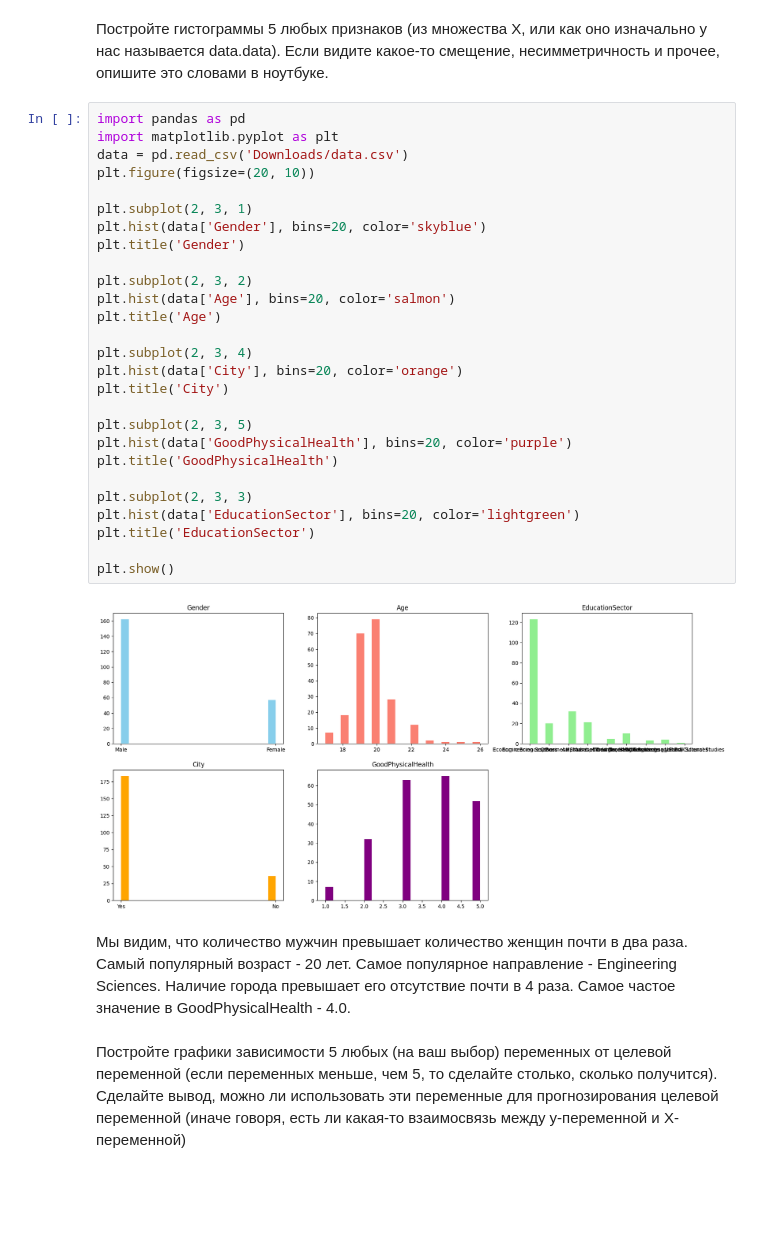
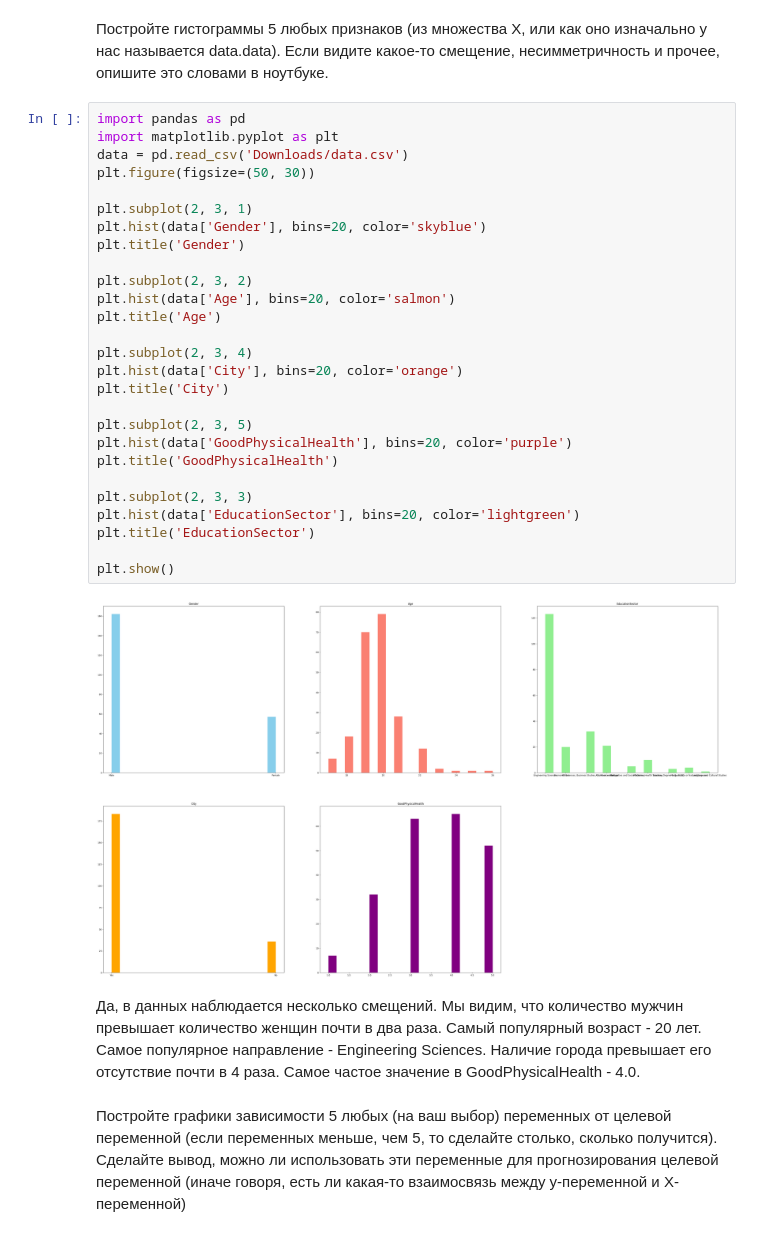
Before and after one commit to linzabali/II_LAB, a Jupyter notebook: lab2.ipynb, the cells around one changed output. Saved outputs shown, nothing was run; the diff lists cells and outputs as text; blank space fills up the shorter version.

```diff
--- a/lab2.ipynb
+++ b/lab2.ipynb
@@ -156,34 +148,34 @@ dtype: int64
 # %%
 import pandas as pd
 import matplotlib.pyplot as plt
 data = pd.read_csv('Downloads/data.csv')
-plt.figure(figsize=(20, 10))
+plt.figure(figsize=(50, 30))
 
 plt.subplot(2, 3, 1)
 plt.hist(data['Gender'], bins=20, color='skyblue')
 plt.title('Gender')
 
 plt.subplot(2, 3, 2)
 plt.hist(data['Age'], bins=20, color='salmon')
 plt.title('Age')
 
 plt.subplot(2, 3, 4)
 plt.hist(data['City'], bins=20, color='orange')
 plt.title('City')
 
 plt.subplot(2, 3, 5)
 plt.hist(data['GoodPhysicalHealth'], bins=20, color='purple')
 plt.title('GoodPhysicalHealth')
 
 plt.subplot(2, 3, 3)
 plt.hist(data['EducationSector'], bins=20, color='lightgreen')
 plt.title('EducationSector')
 
 plt.show()
 # %% [output]
-[figure, old version]
+[figure, new version]
 # %% [markdown]
-Мы видим, что количество мужчин превышает количество женщин почти в два раза. Самый популярный возраст - 20 лет. Самое популярное направление - Engineering Sciences. Наличие города превышает его отсутствие почти в 4 раза. Самое частое значение в GoodPhysicalHealth - 4.0.
+Да, в данных наблюдается несколько смещений. Мы видим, что количество мужчин превышает количество женщин почти в два раза. Самый популярный возраст - 20 лет. Самое популярное направление - Engineering Sciences. Наличие города превышает его отсутствие почти в 4 раза. Самое частое значение в GoodPhysicalHealth - 4.0.
 # %% [markdown]
 Постройте графики зависимости 5 любых (на ваш выбор) переменных от целевой переменной (если переменных меньше, чем 5, то сделайте столько, сколько получится). Сделайте вывод, можно ли использовать эти переменные для прогнозирования целевой переменной (иначе говоря, есть ли какая-то взаимосвязь между y-переменной и X-переменной)
 # %%
```
Also changed, not shown: parts of 4 cells of this notebook.
